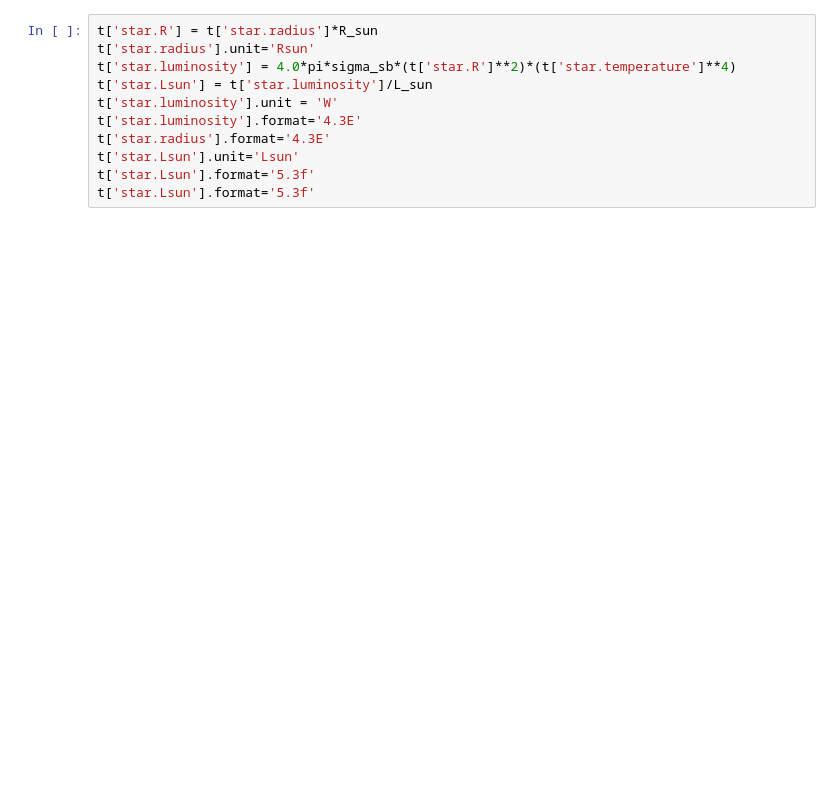
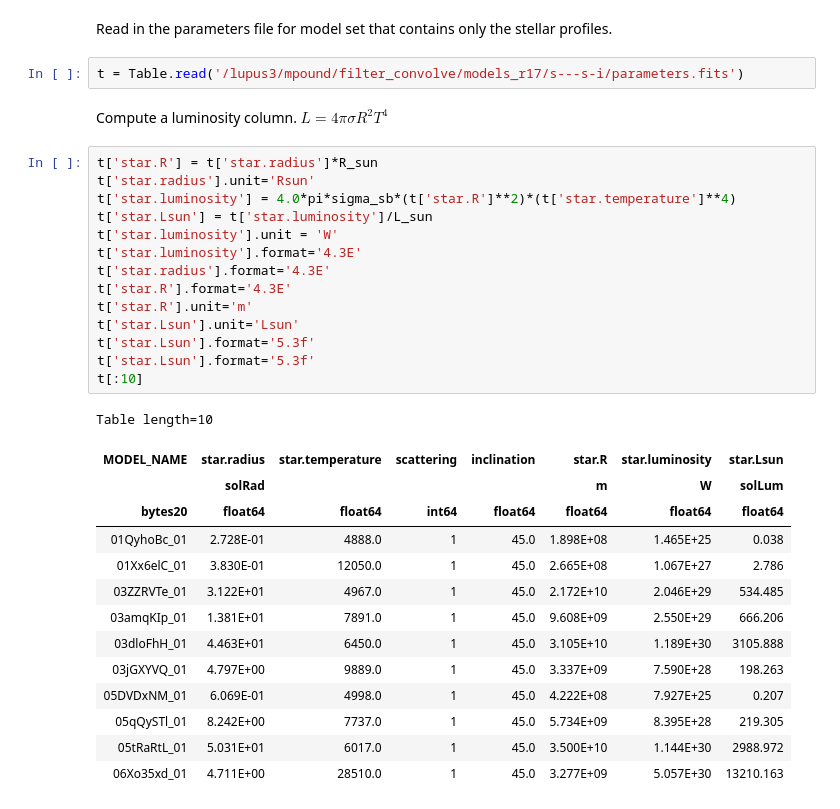
Before and after one commit to mpound/YSOproject, a Jupyter notebook: SEDReader.ipynb, the cells around one changed output. Drawn from its saved outputs; the diff is of its cells as text; blank space fills up the shorter version.

```diff
--- a/SEDReader.ipynb
+++ b/SEDReader.ipynb
@@ -21,11 +20,35 @@ t.show_in_notebook(display_length=15)
+# %% [markdown]
+Read in the parameters file for model set that contains only the stellar profiles.
+# %%
+t = Table.read('/lupus3/mpound/filter_convolve/models_r17/s---s-i/parameters.fits')
+# %% [markdown]
+Compute a luminosity column.  $L = 4 \pi \sigma R^2 T^4$
 # %%
 t['star.R'] = t['star.radius']*R_sun
 t['star.radius'].unit='Rsun'
 t['star.luminosity'] = 4.0*pi*sigma_sb*(t['star.R']**2)*(t['star.temperature']**4)
 t['star.Lsun'] = t['star.luminosity']/L_sun
 t['star.luminosity'].unit = 'W'
 t['star.luminosity'].format='4.3E'
 t['star.radius'].format='4.3E'
+t['star.R'].format='4.3E'
+t['star.R'].unit='m'
 t['star.Lsun'].unit='Lsun'
 t['star.Lsun'].format='5.3f'
 t['star.Lsun'].format='5.3f'
+t[:10]
+# %% [output]
+Table length=10
+| MODEL_NAME | star.radius | star.temperature | scattering | inclination | star.R | star.luminosity | star.Lsun |
+|  | solRad |  |  |  | m | W | solLum |
+| bytes20 | float64 | float64 | int64 | float64 | float64 | float64 | float64 |
+| 01QyhoBc_01 | 2.728E-01 | 4888.0 | 1 | 45.0 | 1.898E+08 | 1.465E+25 | 0.038 |
+| 01Xx6elC_01 | 3.830E-01 | 12050.0 | 1 | 45.0 | 2.665E+08 | 1.067E+27 | 2.786 |
+| 03ZZRVTe_01 | 3.122E+01 | 4967.0 | 1 | 45.0 | 2.172E+10 | 2.046E+29 | 534.485 |
+| 03amqKIp_01 | 1.381E+01 | 7891.0 | 1 | 45.0 | 9.608E+09 | 2.550E+29 | 666.206 |
+| 03dloFhH_01 | 4.463E+01 | 6450.0 | 1 | 45.0 | 3.105E+10 | 1.189E+30 | 3105.888 |
+| 03jGXYVQ_01 | 4.797E+00 | 9889.0 | 1 | 45.0 | 3.337E+09 | 7.590E+28 | 198.263 |
+| 05DVDxNM_01 | 6.069E-01 | 4998.0 | 1 | 45.0 | 4.222E+08 | 7.927E+25 | 0.207 |
+| 05qQySTl_01 | 8.242E+00 | 7737.0 | 1 | 45.0 | 5.734E+09 | 8.395E+28 | 219.305 |
+| 05tRaRtL_01 | 5.031E+01 | 6017.0 | 1 | 45.0 | 3.500E+10 | 1.144E+30 | 2988.972 |
+| 06Xo35xd_01 | 4.711E+00 | 28510.0 | 1 | 45.0 | 3.277E+09 | 5.057E+30 | 13210.163 |
```
Also changed, not shown: parts of 8 cells of this notebook.
